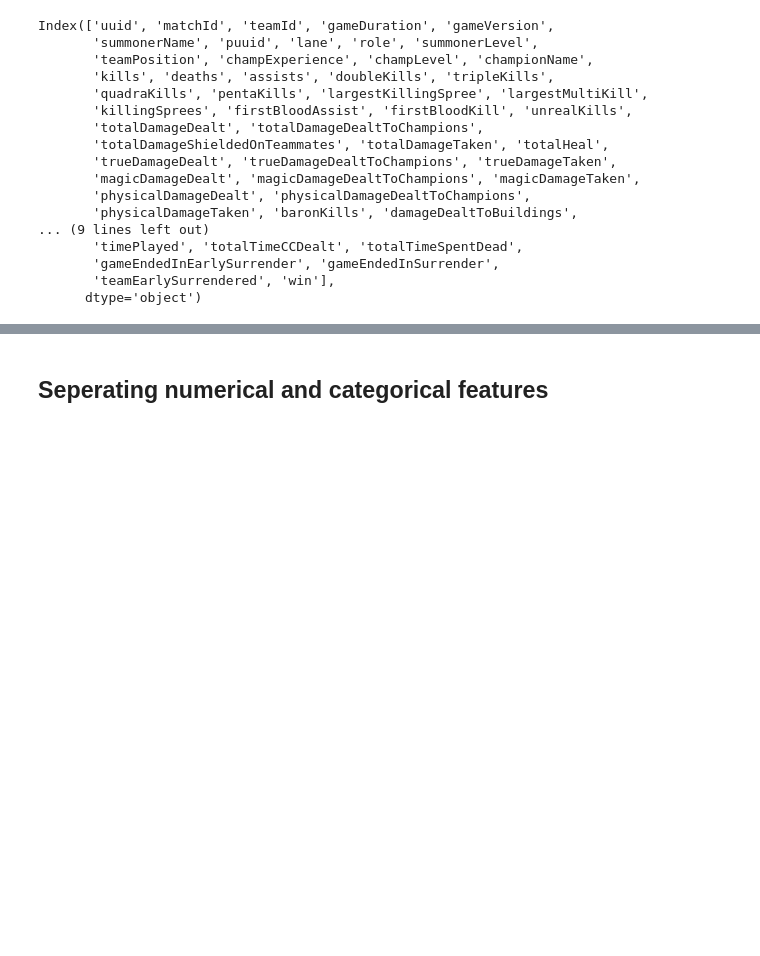
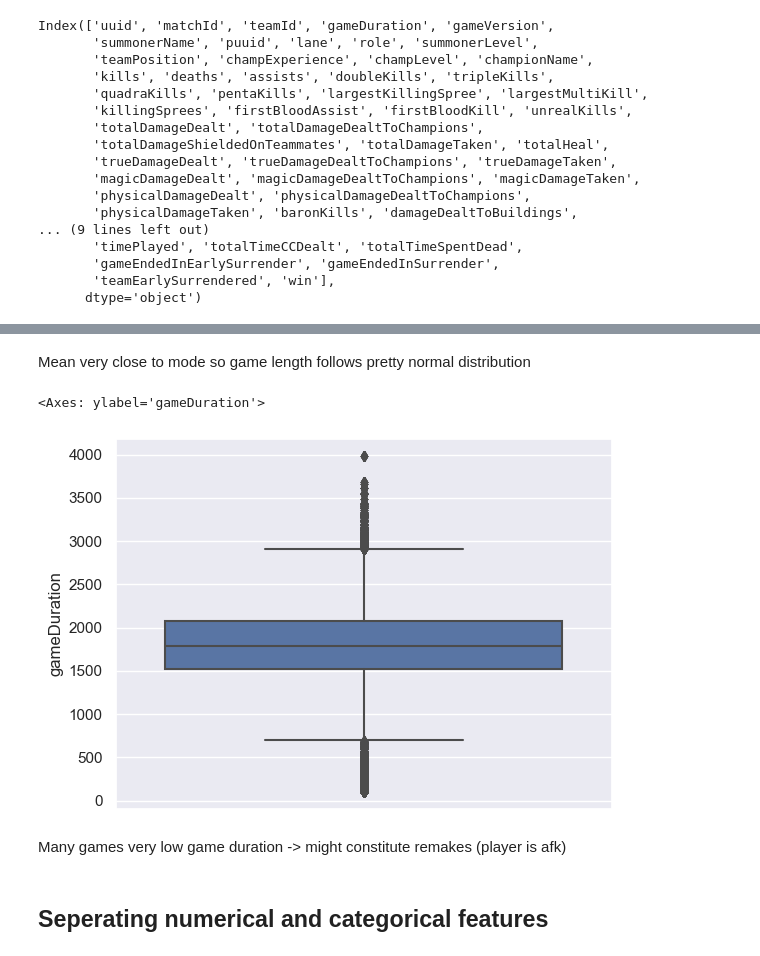
Before and after one commit to mannkenn/LeagueOfLegendsPrediction, a Jupyter notebook: notebooks/project.ipynb, the cells around one changed output, grey strips where cells are left out. Saved outputs shown, nothing was run; the diff lists cells and outputs as text; code cells hidden in the pictures; blank space fills up the shorter version.

```diff
--- a/notebooks/project.ipynb
+++ b/notebooks/project.ipynb
@@ -121,3 +142,12 @@ No null values... will investigate further
+# %% [markdown]
+Mean very close to mode so game length follows pretty normal distribution
+# %%
+sns.boxplot(data = df, y = 'gameDuration')
+# %% [output]
+<Axes: ylabel='gameDuration'>
+[figure, added]
+# %% [markdown]
+Many games very low game duration -> might constitute remakes (player is afk)
 # %% [markdown]
 ## Seperating numerical and categorical features
 # %%
```
Also changed, not shown: parts of 54 cells of this notebook, 1 other file.
